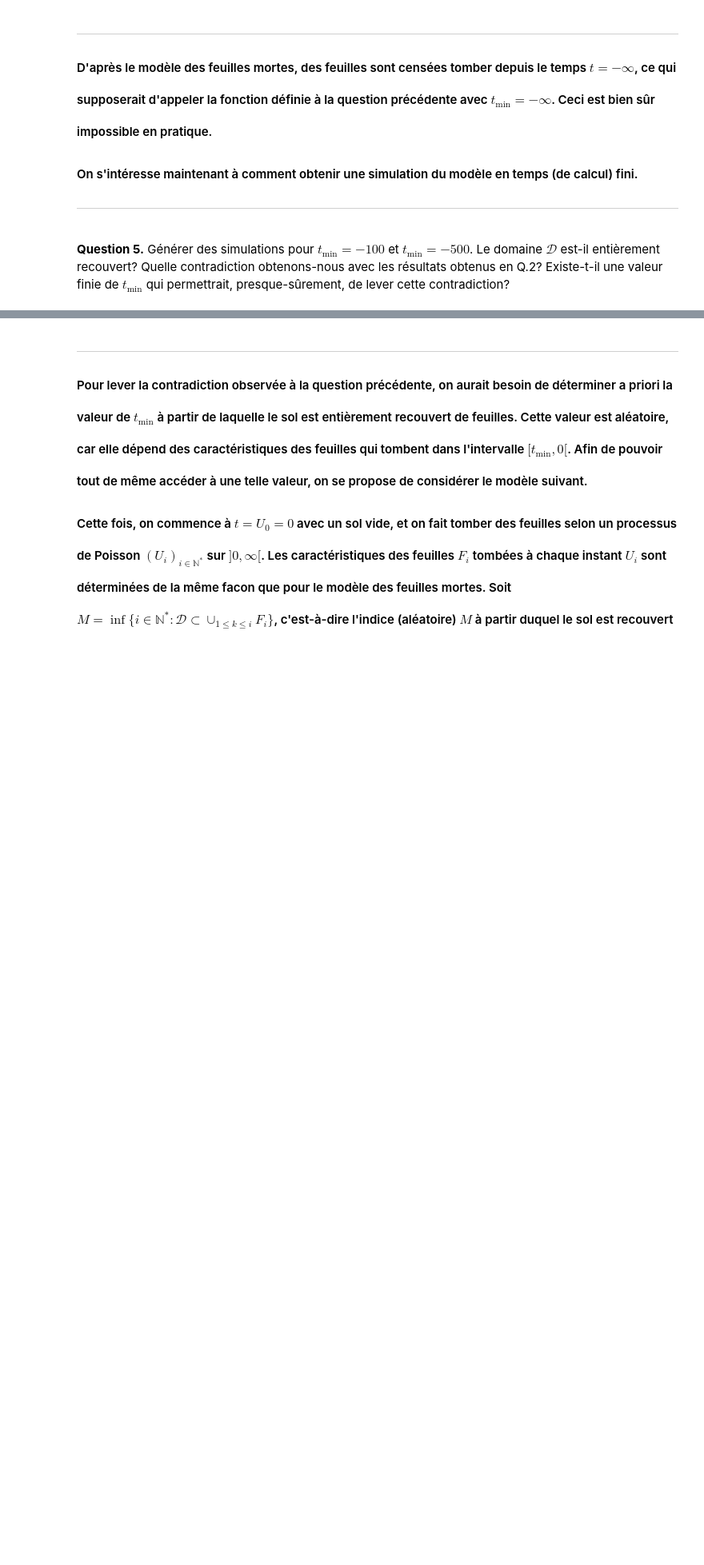
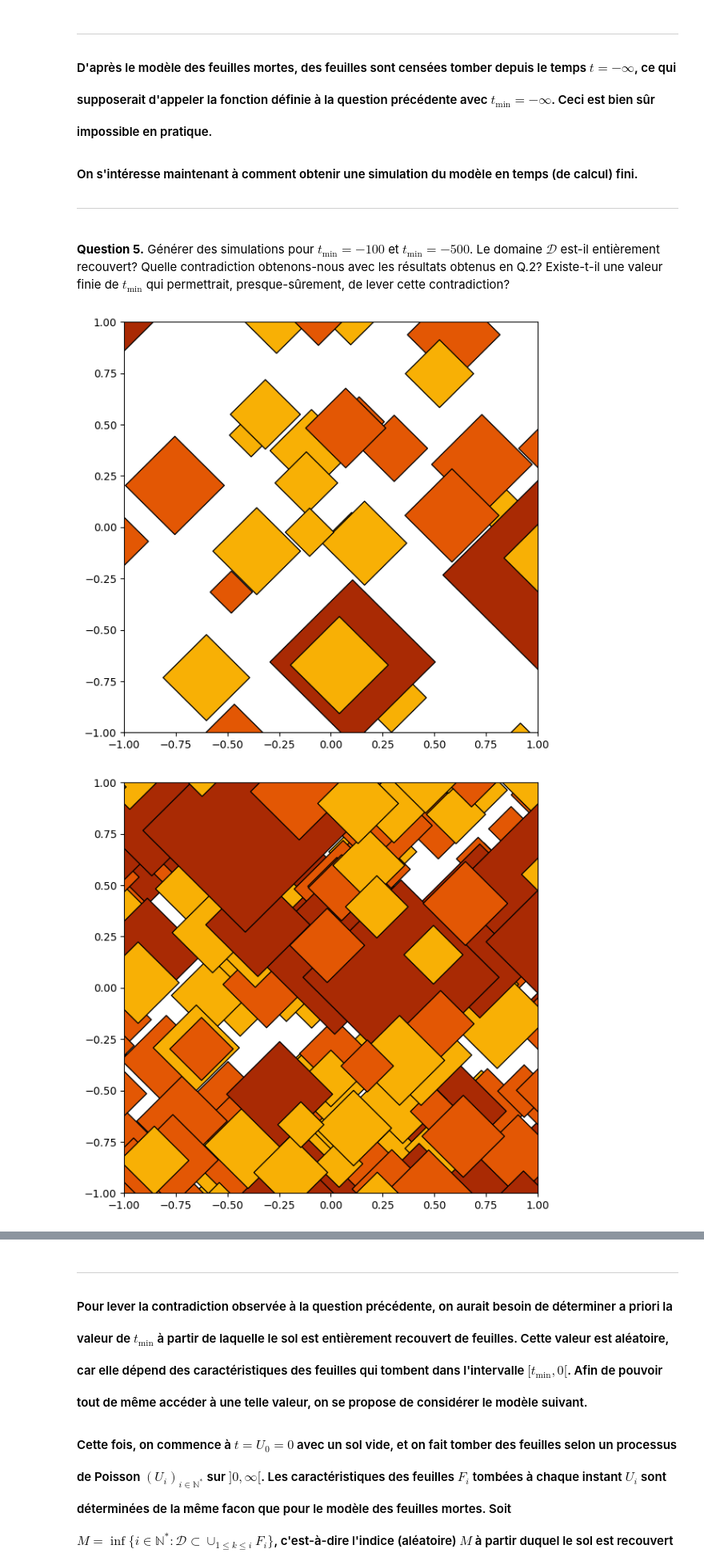
Before and after one commit to lucas-duhautois/Projet_numerique_proba, a Jupyter notebook: PN_Probas_24-25_VF.ipynb, the cells around one changed output, grey strips where cells are left out. Shown: that part at 80% size. Saved outputs shown, nothing was run; the diff lists cells and outputs as text; code cells hidden in the pictures; blank space fills up the shorter version.

```diff
--- a/PN_Probas_24-25_VF.ipynb
+++ b/PN_Probas_24-25_VF.ipynb
@@ -446,3 +473,14 @@ def simFeuilles(t_min,theta,p,a,b,Dext):
+# %%
+def simFeuilles(t_min,theta,p,a,b,Dext):
+    T = t_min + loi_exp(theta)
+    S = []
+    while T < 0 :
+        c = simCouleur(p)
+        rho = simTaille(c, a, b)
+        x, y = simPosition(Dext)
+        S.append([T, x, y, rho, c])
+        T += loi_exp(theta)
+    return np.array(S)
 # %% [markdown]
 <h1 style="font-family: Georgia, serif;font-size: 1em;margin-left: 3em;margin-right: 4em;">
 
@@ -460,12 +498,15 @@ On s'intéresse maintenant à comment obtenir une simulation du modèle en temps
 # %%
 # Test: Simulation de tapis de feuilles
 
-## t_min = -100
-Sim_m100=## COMPLETER ###
+t_min = -100
+Sim_m100=simFeuilles(t_min, theta, p, a, b, Dext)
 ## Plot
 plotSim(Sim_m100)
 
-## t_min = -500
-Sim_m500=## COMPLETER ###
+t_min = -500
+Sim_m500=simFeuilles(t_min, theta, p, a, b, Dext)
 ## Plot
 plotSim(Sim_m500)
+# %% [output]
+[figure, added]
+[figure, added]
```
Also changed, not shown: parts of 7 cells of this notebook.
